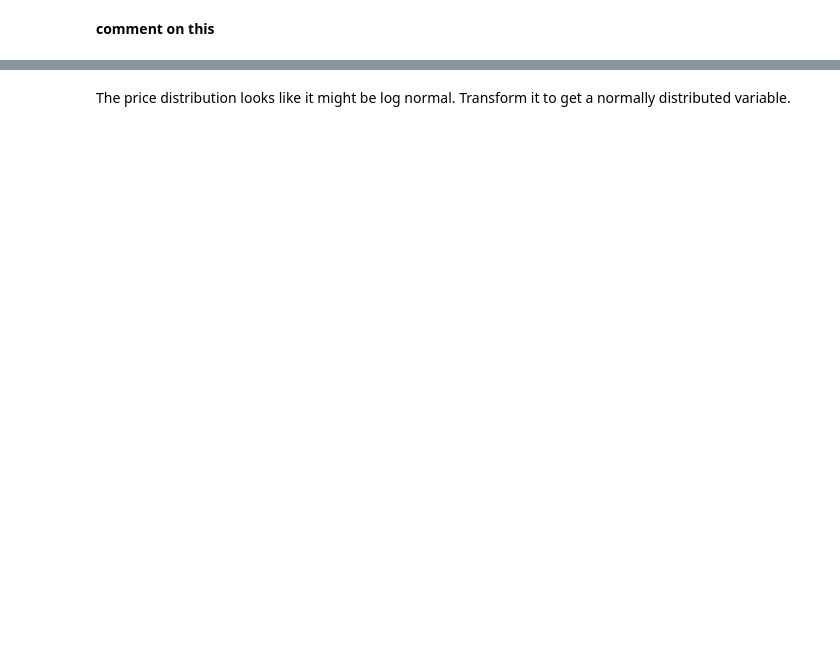
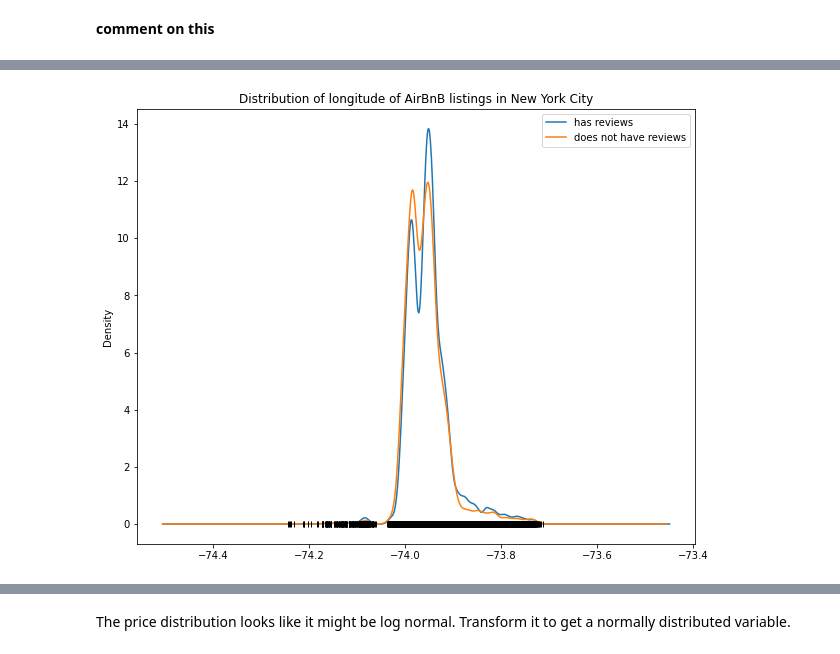
Before and after one commit to miahatton/airbnb_reviews, a Jupyter notebook: WRIT1_v3.ipynb, the cells around one changed output, grey strips where cells are left out. Saved outputs shown, nothing was run; the diff lists cells and outputs as text; code cells hidden in the pictures; blank space fills up the shorter version.

```diff
--- a/WRIT1_v3.ipynb
+++ b/WRIT1_v3.ipynb
@@ -215,3 +216,7 @@ False
+# %%
+plot_distribution(eda_data, 'longitude')
+# %% [output]
+[figure, added]
 # %%
 plot_distribution(eda_data, 'price')
 # %% [output]
```
Also changed, not shown: parts of 66 cells of this notebook.
